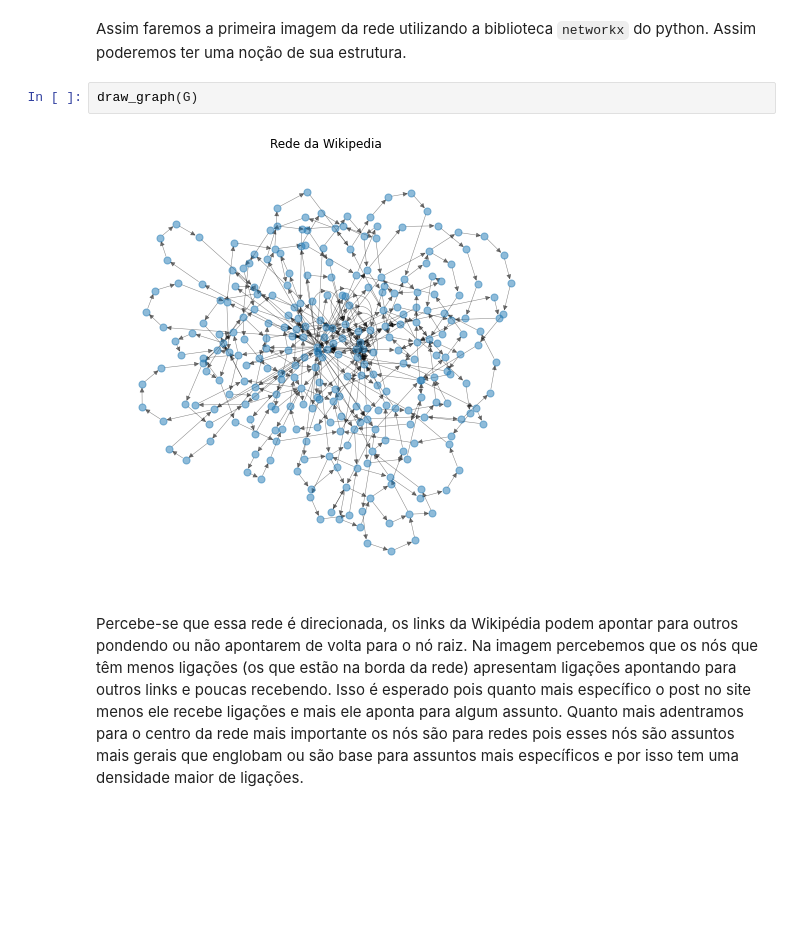
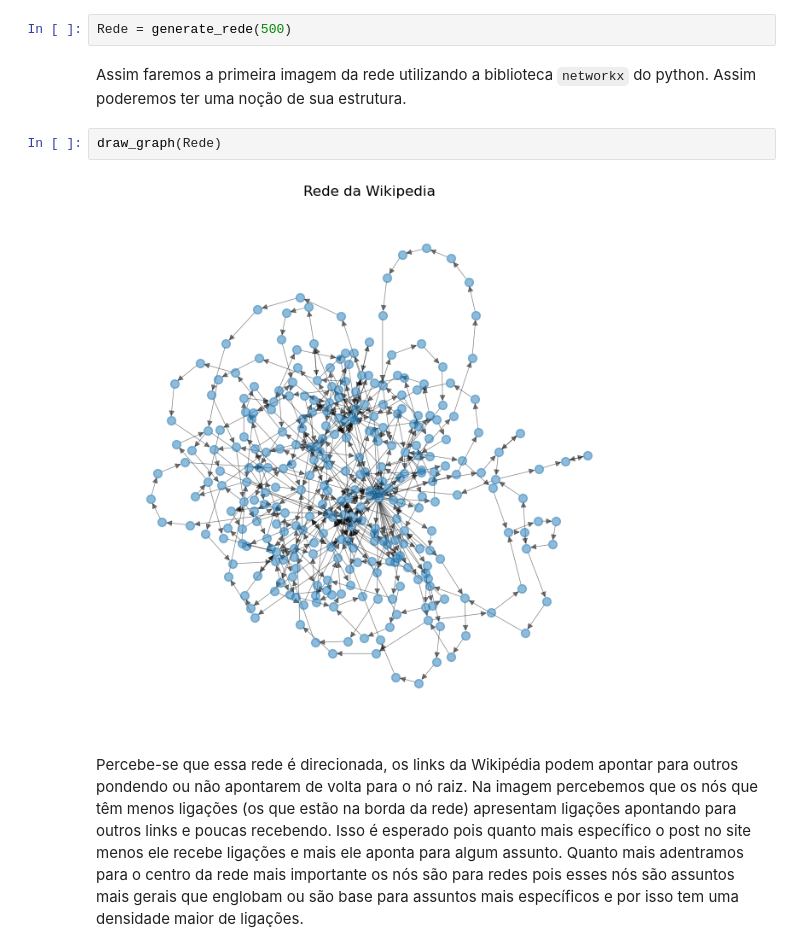
Before and after one commit to intcarlosmiguel/Trabalhos-de-Redes, a Jupyter notebook: Trabalho01/main.ipynb, the cells around one changed output. Drawn from its saved outputs; the diff is of its cells as text; blank space fills up the shorter version.

```diff
--- a/Trabalho01/main.ipynb
+++ b/Trabalho01/main.ipynb
@@ -35,9 +8,11 @@ Rede = read_json_file('data1.json',1)
+# %%
+Rede = generate_rede(500)
 # %% [markdown]
 Assim faremos a primeira imagem da rede utilizando a biblioteca `networkx` do python. Assim poderemos ter uma noção de sua estrutura.
 # %%
-draw_graph(G)
+draw_graph(Rede)
 # %% [output]
-[figure, old version]
+[figure, new version]
 # %% [markdown]
 Percebe-se que essa rede é direcionada, os links da Wikipédia podem apontar para outros pondendo ou não apontarem de volta para o nó raiz. Na imagem percebemos que os nós que têm menos ligações (os que estão na borda da rede) apresentam ligações apontando para outros links e poucas recebendo. Isso é esperado pois quanto mais específico o post no site menos ele recebe ligações e mais ele aponta para algum assunto. Quanto mais adentramos para o centro da rede mais importante os nós são para redes pois esses nós são assuntos mais gerais que englobam ou são base para assuntos mais específicos e por isso tem uma densidade maior de ligações.
 # %%
```
Also changed, not shown: parts of 12 cells of this notebook, 7 other files.
